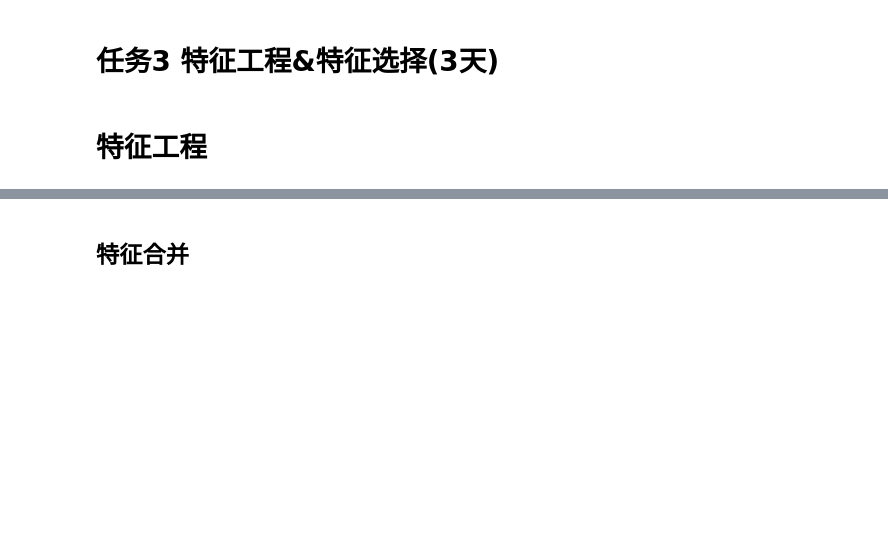
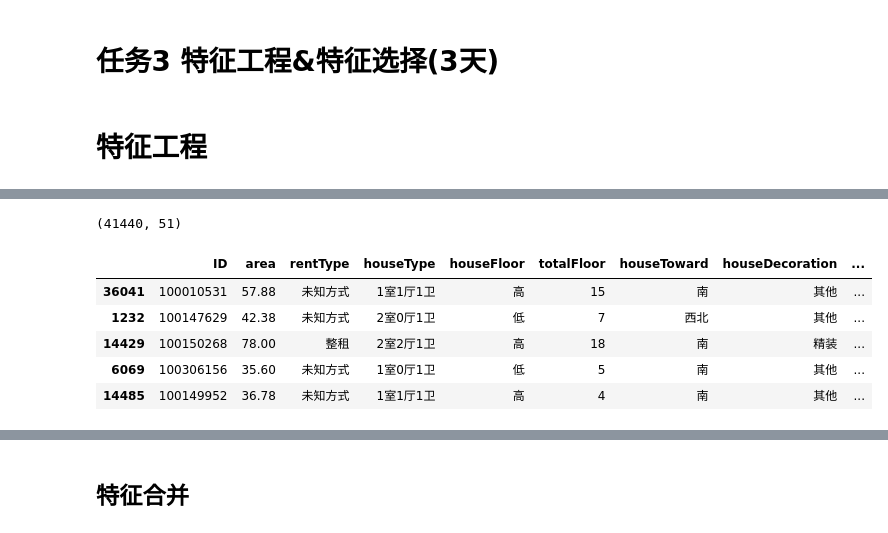
Before and after one commit to nickliqian/team-learning, a Jupyter notebook: 数据竞赛（房租预测）/3_特征工程.ipynb, the cells around one changed output, grey strips where cells are left out. Drawn from its saved outputs; the diff is of its cells as text; code cells hidden in the pictures; blank space fills up the shorter version.

```diff
--- a/数据竞赛（房租预测）/3_特征工程.ipynb
+++ b/数据竞赛（房租预测）/3_特征工程.ipynb
@@ -67,10 +67,27 @@ data[feature]=np.log1p(data[feature])
 # %%
 import pandas as pd
+import numpy as np
 import warnings
 warnings.filterwarnings('ignore')
 from sklearn.preprocessing import LabelEncoder
-
-train = pd.read_csv('./train_data.csv')
-test = pd.read_csv('./test_a.csv')
-target_train = train.pop('tradeMoney')
-target_test = test.pop('tradeMoney')
+from sklearn.ensemble import IsolationForest
+pd.options.display.max_columns = None
+from sklearn.model_selection import train_test_split
+# %%
+origin = pd.read_csv('数据集/train_data.csv')
+train, test, _, _ = train_test_split(origin, origin["tradeMoney"], test_size=0.3, random_state=30)
+# target_train = train.pop('tradeMoney')
+# target_test = test.pop('tradeMoney')
+# %%
+print(origin.shape)
+# %% [output]
+(41440, 51)
+# %%
+train.head()
+# %% [output]
+|  | ID | area | rentType | houseType | houseFloor | totalFloor | houseToward | houseDecoration | ... |
+| 36041 | 100010531 | 57.88 | 未知方式 | 1室1厅1卫 | 高 | 15 | 南 | 其他 | ... |
+| 1232 | 100147629 | 42.38 | 未知方式 | 2室0厅1卫 | 低 | 7 | 西北 | 其他 | ... |
+| 14429 | 100150268 | 78.00 | 整租 | 2室2厅1卫 | 高 | 18 | 南 | 精装 | ... |
+| 6069 | 100306156 | 35.60 | 未知方式 | 1室0厅1卫 | 低 | 5 | 南 | 其他 | ... |
+| 14485 | 100149952 | 36.78 | 未知方式 | 1室1厅1卫 | 高 | 4 | 南 | 其他 | ... |
```
Also changed, not shown: parts of 27 cells of this notebook, 1 other file.
